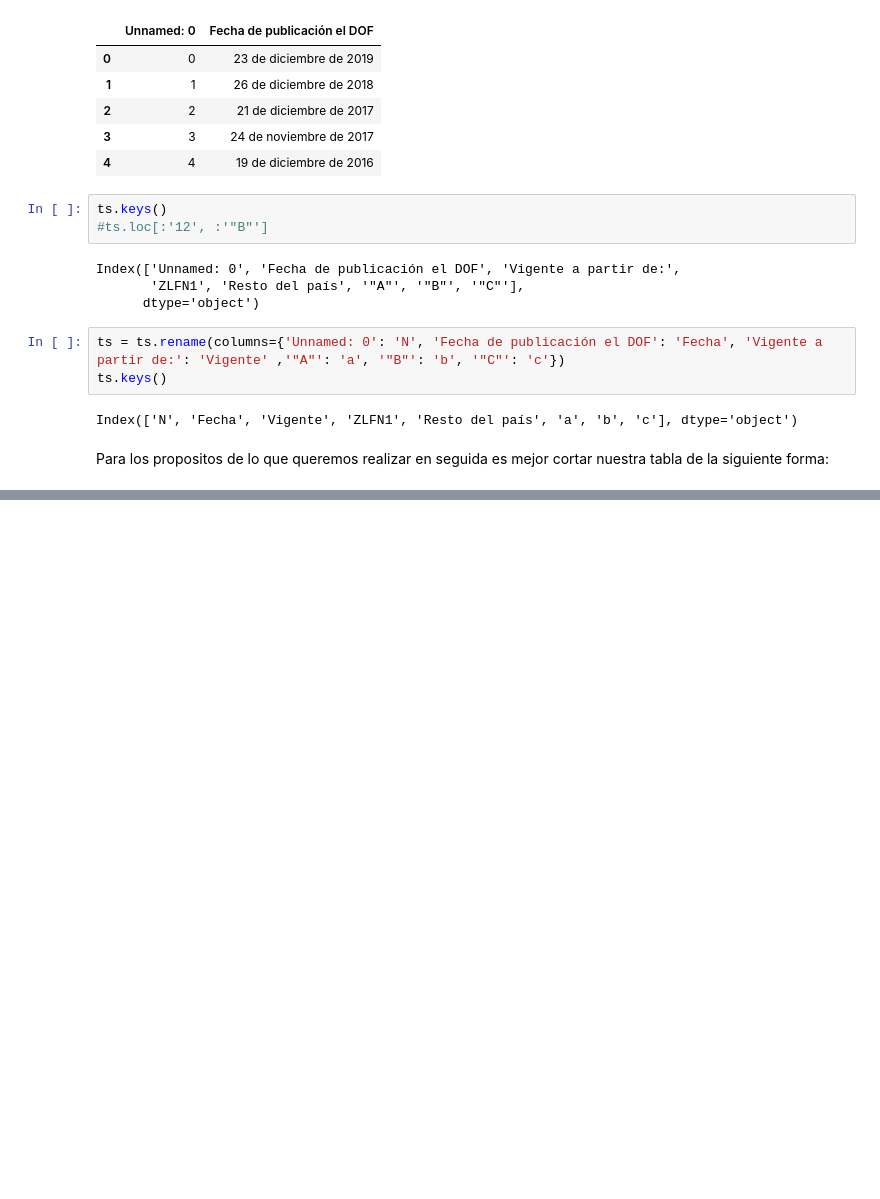
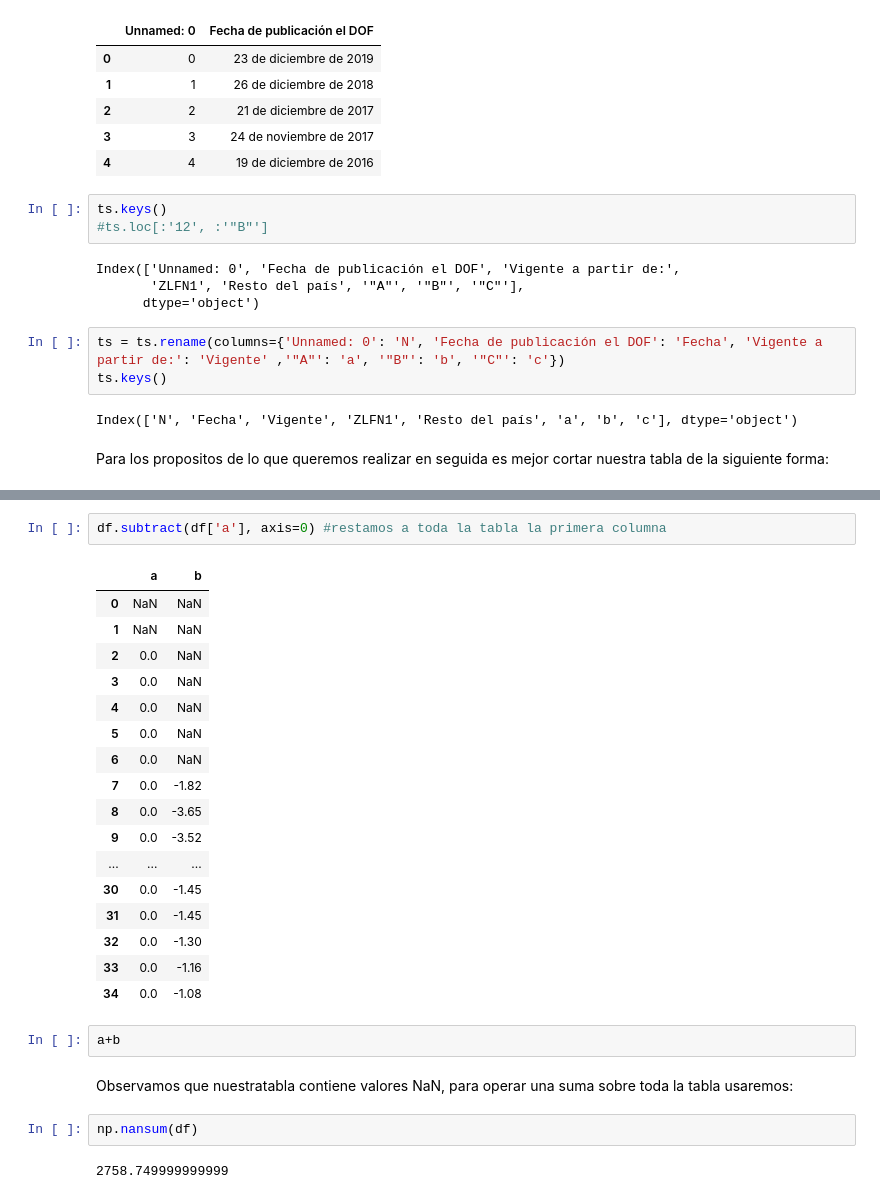
Before and after one commit to DCIDA2019/dcida2020ii-edmundovazquez, a Jupyter notebook: Sep4/manejo_tablas.ipynb, the cells around one changed output, grey strips where cells are left out. Cells and saved outputs as stored; diff of their text form; blank space fills up the shorter version.

```diff
--- a/Sep4/manejo_tablas.ipynb
+++ b/Sep4/manejo_tablas.ipynb
@@ -174,0 +228,28 @@ Ts.iloc[2,4]= 88.36
+# %%
+df.subtract(df['a'], axis=0) #restamos a toda la tabla la primera columna
+# %% [output]
+|  | a | b |
+| 0 | NaN | NaN |
+| 1 | NaN | NaN |
+| 2 | 0.0 | NaN |
+| 3 | 0.0 | NaN |
+| 4 | 0.0 | NaN |
+| 5 | 0.0 | NaN |
+| 6 | 0.0 | NaN |
+| 7 | 0.0 | -1.82 |
+| 8 | 0.0 | -3.65 |
+| 9 | 0.0 | -3.52 |
+| ... | ... | ... |
+| 30 | 0.0 | -1.45 |
+| 31 | 0.0 | -1.45 |
+| 32 | 0.0 | -1.30 |
+| 33 | 0.0 | -1.16 |
+| 34 | 0.0 | -1.08 |
+# %%
+a+b
+# %% [markdown]
+Observamos que nuestratabla contiene valores NaN, para operar una suma sobre toda la tabla usaremos:
+# %%
+np.nansum(df)
+# %% [output]
+2758.749999999999
```
Also changed, not shown: parts of 13 cells of this notebook.
